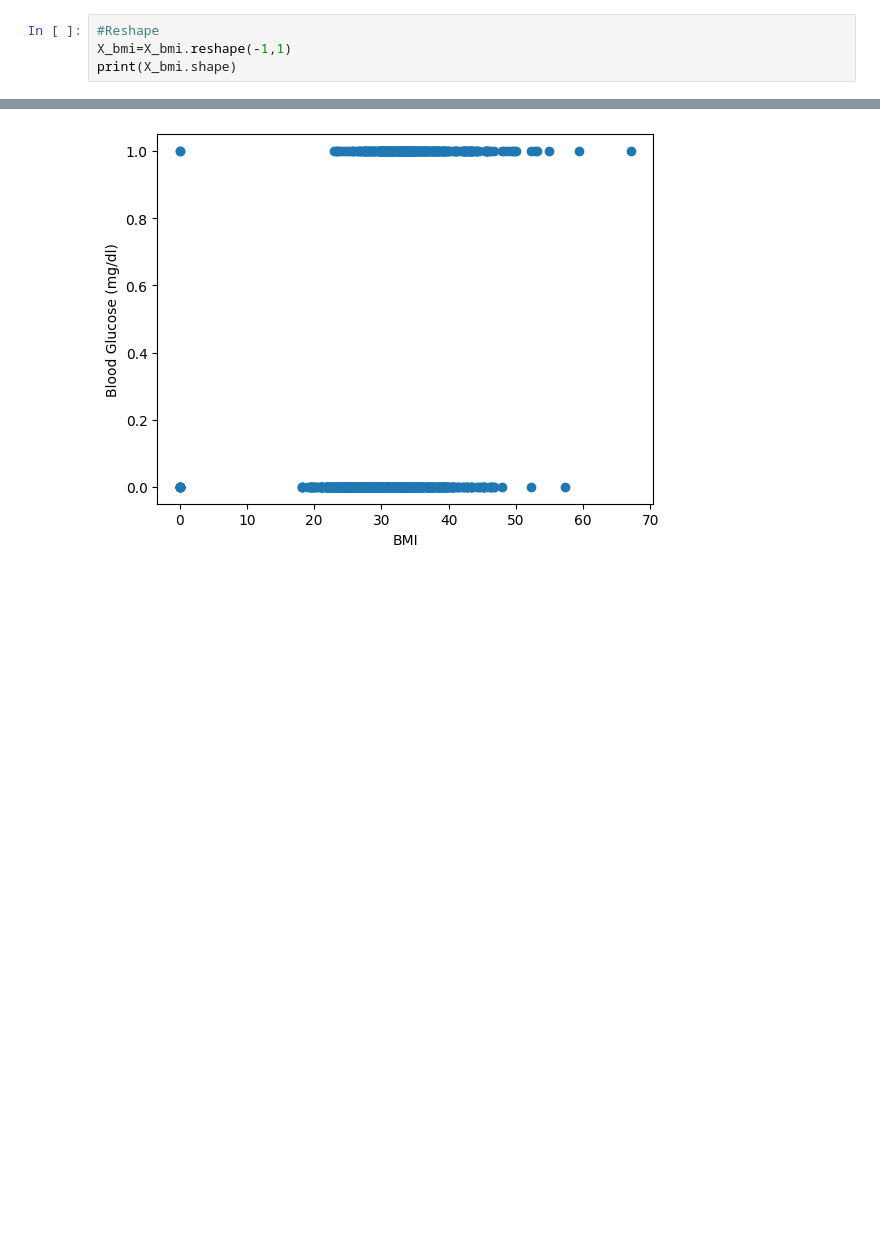
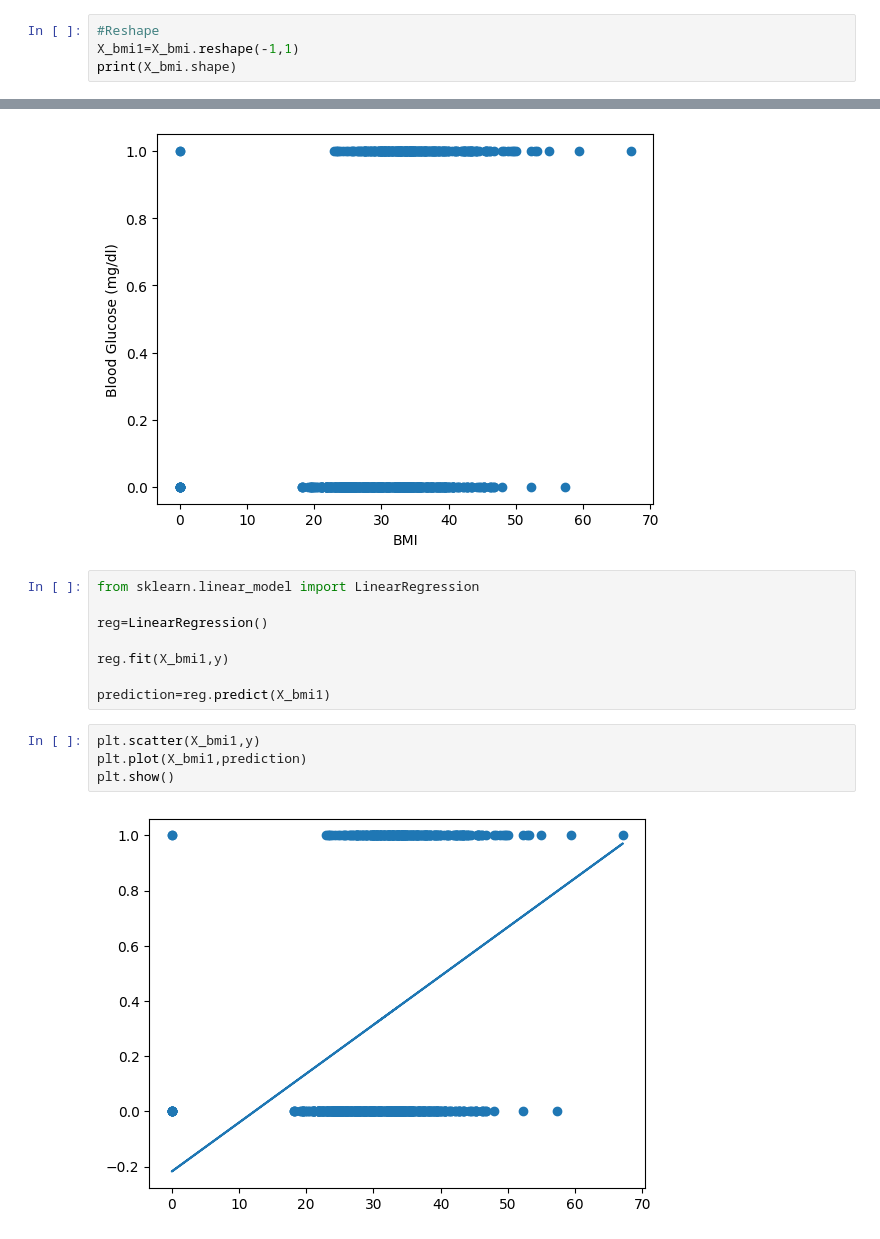
Before and after one commit to FairozAhmadSheikh/Associate-Data-Scientist-in-Python, a Jupyter notebook: Intro_to_regression.ipynb, the cells around one changed output, grey strips where cells are left out. Drawn from its saved outputs; the diff is of its cells as text; blank space fills up the shorter version.

Commit message:
Model Creation done

```diff
--- a/Intro_to_regression.ipynb
+++ b/Intro_to_regression.ipynb
@@ -27,6 +63,6 @@ print(X_bmi.shape,y.shape)
 (768,) (768,)
 # %%
 #Reshape
-X_bmi=X_bmi.reshape(-1,1)
+X_bmi1=X_bmi.reshape(-1,1)
 print(X_bmi.shape)
 # %% [output]
@@ -40,3 +76,17 @@ plt.ylabel('Blood Glucose (mg/dl)')
 plt.show()
 # %% [output]
 [figure]
+# %%
+from sklearn.linear_model import LinearRegression
+
+reg=LinearRegression()
+
+reg.fit(X_bmi1,y)
+
+prediction=reg.predict(X_bmi1)
+# %%
+plt.scatter(X_bmi1,y)
+plt.plot(X_bmi1,prediction)
+plt.show()
+# %% [output]
+[figure, added]
```
Also changed, not shown: parts of 3 cells of this notebook.
